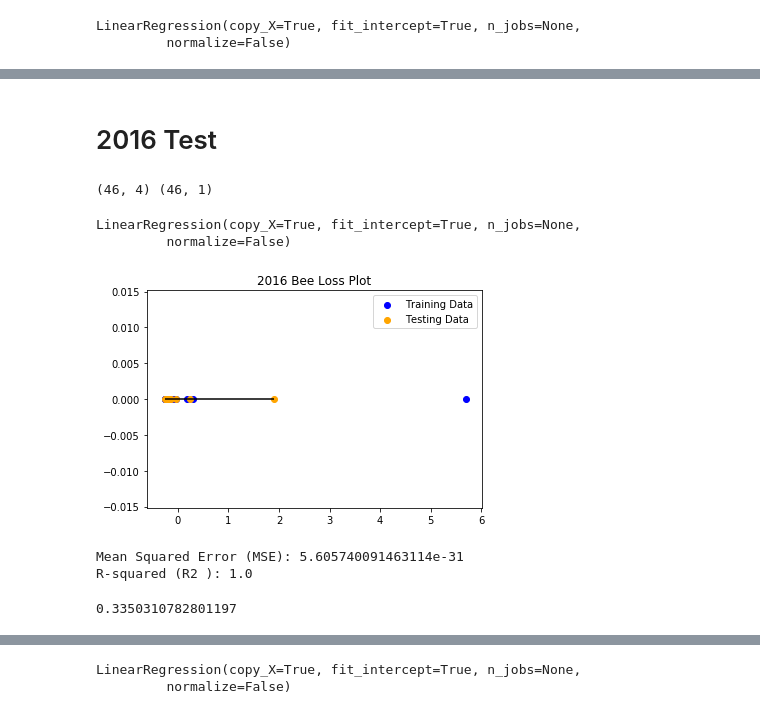
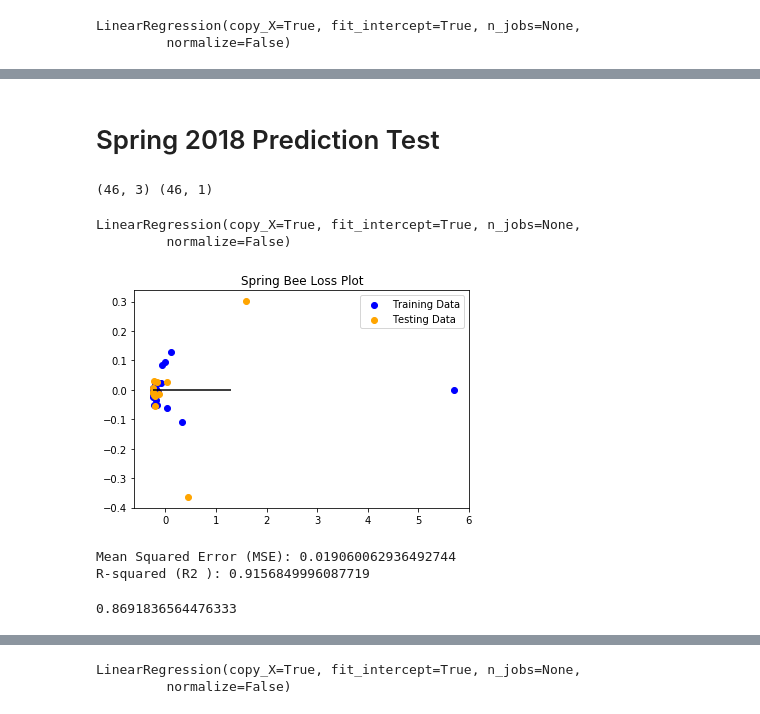
Before and after one commit to CamillaBahr/Final-Project, a Jupyter notebook: Subhra's work/SN_ML_2.ipynb, the cells around one changed output, grey strips where cells are left out. Saved outputs shown, nothing was run; the diff lists cells and outputs as text; code cells hidden in the pictures.

```diff
--- a/Subhra's work/SN_ML_2.ipynb
+++ b/Subhra's work/SN_ML_2.ipynb
@@ -104,13 +104,13 @@ model.score(X_test, y_test)
 # %% [markdown]
-#                                            2016 Test
+#                                     Spring 2018 Prediction Test
 # %%
 # Assign X (data) and y (target)
 
-X = Bee_df[['Winter_2016', 'Spring_2016', 'Summer_2016', 'Fall_2016']]
-y = Bee_df["Total_2016"].values.reshape(-1, 1)
+X = Bee_df[['Spring_2015', 'Spring_2016', 'Spring_2017',]]
+y = Bee_df["Spring_2018"].values.reshape(-1, 1)
 print(X.shape, y.shape)
 # %% [output]
-(46, 4) (46, 1)
+(46, 3) (46, 1)
 # %%
 # Split the data into training and testing
 
@@ -143,19 +143,18 @@ LinearRegression(copy_X=True, fit_intercept=True, n_jobs=None,
 # %%
 # Make predictions using the X_test_scaled data
 # Plot y_test_scaled vs y_test_scaled
 # Scatter plot y_test_scaled vs predictions
-
 
 predictions = model.predict(X_test_scaled)
 model.fit(X_train_scaled, y_train_scaled)
 plt.scatter(model.predict(X_train_scaled), model.predict(X_train_scaled) - y_train_scaled, c="blue", label="Training Data")
 plt.scatter(model.predict(X_test_scaled), model.predict(X_test_scaled) - y_test_scaled, c="orange", label="Testing Data")
 plt.legend()
 plt.hlines(y=0, xmin=y_test_scaled.min(), xmax=y_test_scaled.max())
-plt.title("2016 Bee Loss Plot")
+plt.title("Spring Bee Loss Plot")
 plt.show()
 # %% [output]
-[figure, old version]
+[figure, new version]
 # %%
 # Used X_test_scaled, y_test_scaled, and model.predict(X_test_scaled) to calculate MSE and R2
 
@@ -167,11 +166,11 @@ r2 = model.score(X_test_scaled, y_test_scaled)
 print(f"Mean Squared Error (MSE): {MSE}")
 print(f"R-squared (R2 ): {r2}")
 # %% [output]
-Mean Squared Error (MSE): 5.605740091463114e-31
-R-squared (R2 ): 1.0
+Mean Squared Error (MSE): 0.019060062936492744
+R-squared (R2 ): 0.9156849996087719
 # %%
 # Call the `score` method on the model to show the r2 score
 
 model.score(X_test, y_test)
 # %% [output]
-0.3350310782801197
+0.8691836564476333
```
Also changed, not shown: parts of 23 cells of this notebook, 7 other files.
